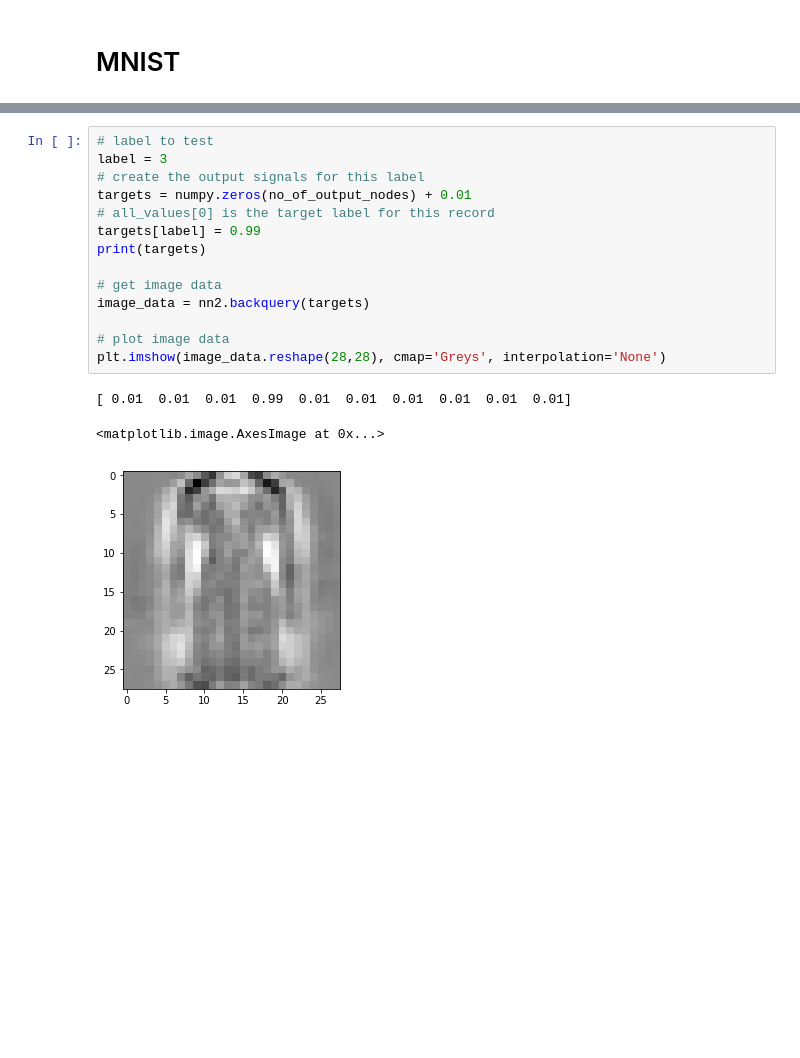
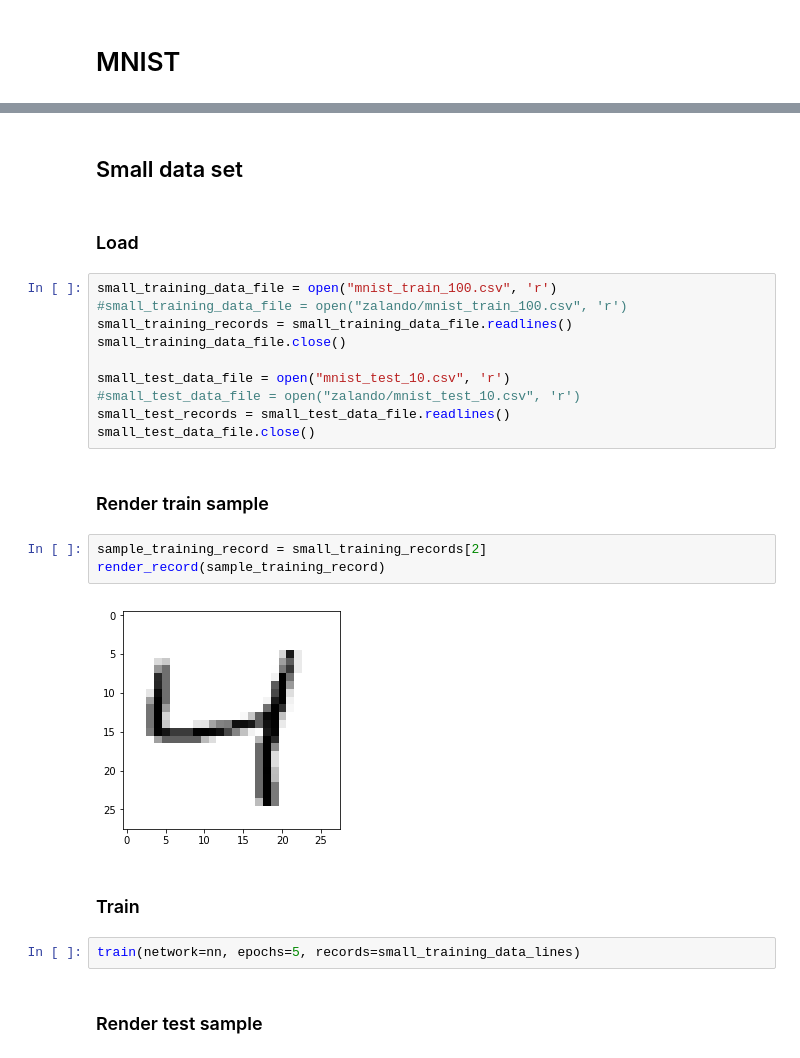
Before and after one commit to mkulke/ml-playground, a Jupyter notebook: Mgns.ipynb, the cells around one changed output, grey strips where cells are left out. Drawn from its saved outputs; the diff is of its cells as text; blank space fills up the shorter version.

```diff
--- a/Mgns.ipynb
+++ b/Mgns.ipynb
@@ -341,18 +179,27 @@ scores = [is_match(nn, r) for r in serious_test_data_lines]
-# %%
-# label to test
-label = 3
-# create the output signals for this label
-targets = numpy.zeros(no_of_output_nodes) + 0.01
-# all_values[0] is the target label for this record
-targets[label] = 0.99
-print(targets)
-
-# get image data
-image_data = nn2.backquery(targets)
-
-# plot image data
-plt.imshow(image_data.reshape(28,28), cmap='Greys', interpolation='None')
-# %% [output]
-[ 0.01  0.01  0.01  0.99  0.01  0.01  0.01  0.01  0.01  0.01]
-<matplotlib.image.AxesImage at 0x...>
-[figure, removed]
+# %% [markdown]
+## Small data set
+# %% [markdown]
+### Load
+# %%
+small_training_data_file = open("mnist_train_100.csv", 'r')
+#small_training_data_file = open("zalando/mnist_train_100.csv", 'r')
+small_training_records = small_training_data_file.readlines()
+small_training_data_file.close()
+
+small_test_data_file = open("mnist_test_10.csv", 'r')
+#small_test_data_file = open("zalando/mnist_test_10.csv", 'r')
+small_test_records = small_test_data_file.readlines()
+small_test_data_file.close()
+# %% [markdown]
+### Render train sample
+# %%
+sample_training_record = small_training_records[2]
+render_record(sample_training_record)
+# %% [output]
+[figure, added]
+# %% [markdown]
+### Train
+# %%
+train(network=nn, epochs=5, records=small_training_data_lines)
+# %% [markdown]
+### Render test sample
```
Also changed, not shown: parts of 49 cells of this notebook.
